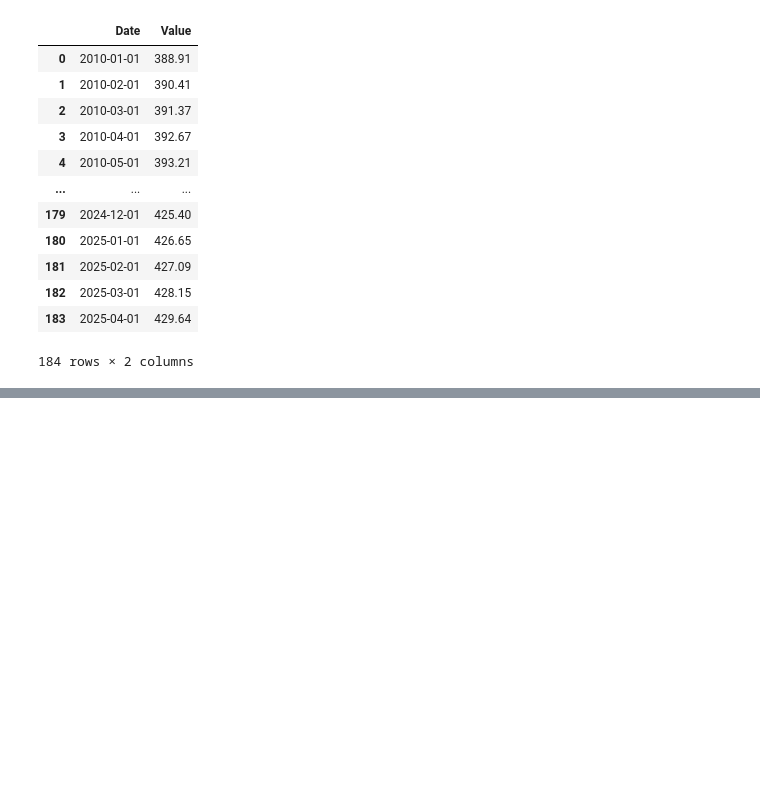
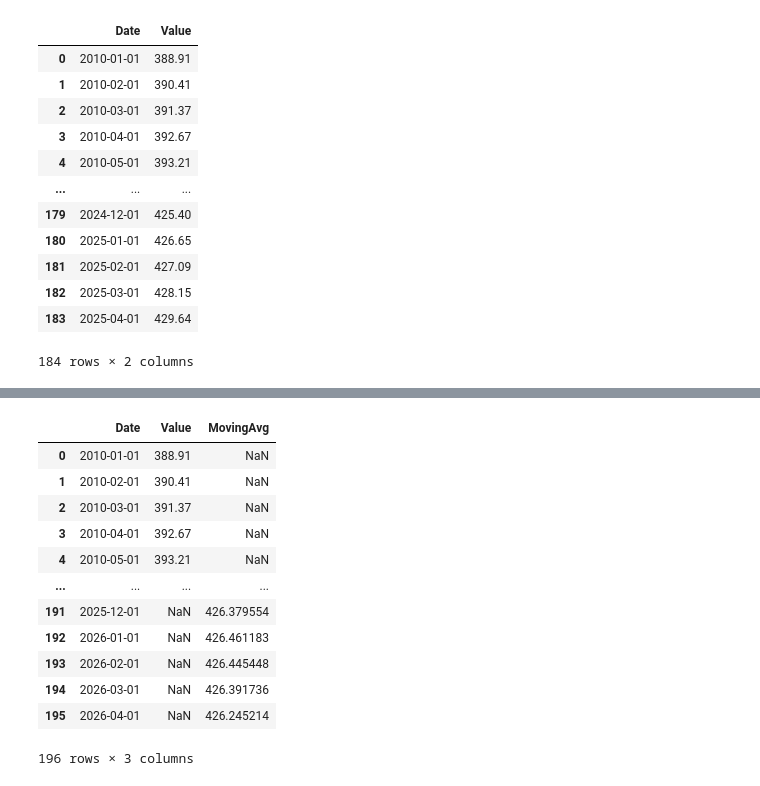
Before and after one commit to aLieexe/statistika-final-proj, a Jupyter notebook: src/prediction.ipynb, the cells around one changed output, grey strips where cells are left out. Cells and saved outputs as stored; diff of their text form; code cells hidden in the pictures; blank space fills up the shorter version.

```diff
--- a/src/prediction.ipynb
+++ b/src/prediction.ipynb
@@ -150,0 +149,20 @@ print(extendedDf.to_string())
+# %%
+# Export it
+outPath = "/home/alie/kuliah/Sm4/Statistika/finale-statistika/processed-data.csv"
+df.to_csv(outPath, index=False)
+
+df
+# %% [output]
+|  | Date | Value | MovingAvg |
+| 0 | 2010-01-01 | 388.91 | NaN |
+| 1 | 2010-02-01 | 390.41 | NaN |
+| 2 | 2010-03-01 | 391.37 | NaN |
+| 3 | 2010-04-01 | 392.67 | NaN |
+| 4 | 2010-05-01 | 393.21 | NaN |
+| ... | ... | ... | ... |
+| 191 | 2025-12-01 | NaN | 426.379554 |
+| 192 | 2026-01-01 | NaN | 426.461183 |
+| 193 | 2026-02-01 | NaN | 426.445448 |
+| 194 | 2026-03-01 | NaN | 426.391736 |
+| 195 | 2026-04-01 | NaN | 426.245214 |
+196 rows × 3 columns
```
Also changed, not shown: parts of 6 cells of this notebook, 6 other files.
